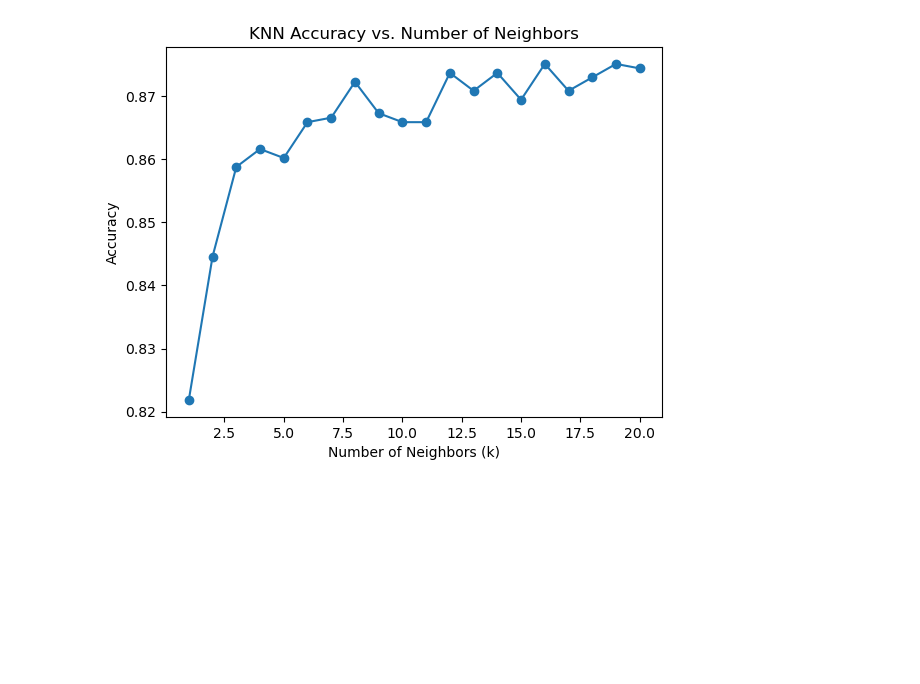
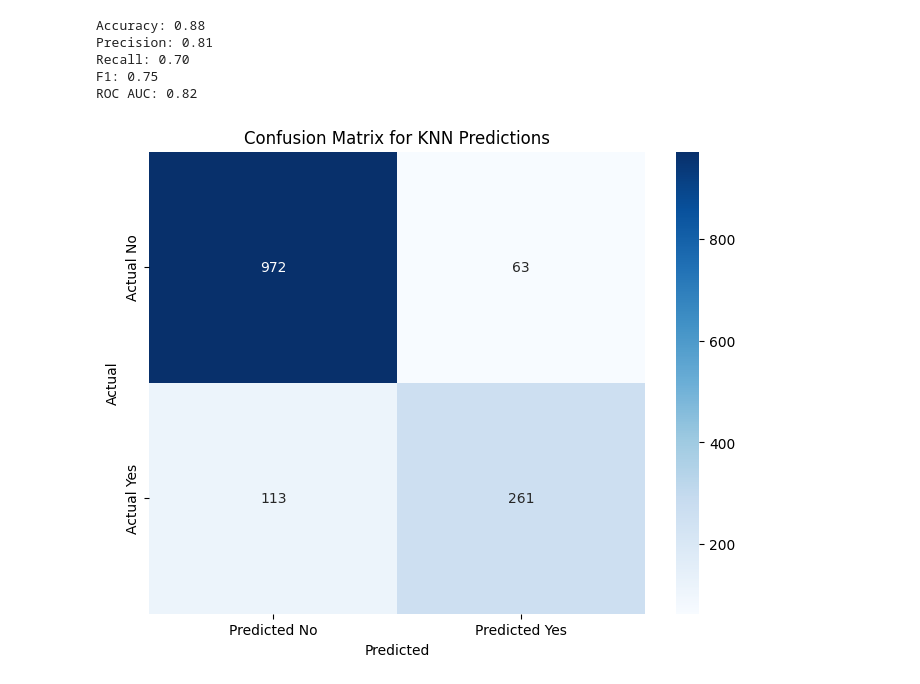
Before and after one commit to eelisee/telco-customer-churn, a Jupyter notebook: 4_analysis/3_KNN.ipynb, the cells around one changed output. Cells and saved outputs as stored; diff of their text form; code cells hidden in the pictures; blank space fills up the shorter version.

```diff
--- a/4_analysis/3_KNN.ipynb
+++ b/4_analysis/3_KNN.ipynb
@@ -31,6 +60,8 @@ X_test_scaled = scaler.transform(X_test)
 # %%
+# 4. Initialize and train the KNN model
 # Set the number of neighbors (k)
-k = 5  # You can adjust this value to find the optimal k
+k = best_k  # You can adjust this value to find the optimal k
+print(k)
 knn = KNeighborsClassifier(n_neighbors=k)
 
 # Train the KNN classifier on the scaled training data
@@ -74,21 +75,18 @@ Confusion Matrix:
-# %%
-import matplotlib.pyplot as plt
-
-k_values = range(1, 21)  # Test k values from 1 to 20
-accuracies = []
-
-# Iterate through k values and evaluate the model
-for k in k_values:
-    knn = KNeighborsClassifier(n_neighbors=k)
-    knn.fit(X_train_scaled, y_train)
-    y_pred = knn.predict(X_test_scaled)
-    accuracies.append(accuracy_score(y_test, y_pred))
-
-# Plot the accuracy for each k value
-plt.plot(k_values, accuracies, marker='o')
-plt.xlabel('Number of Neighbors (k)')
-plt.ylabel('Accuracy')
-plt.title('KNN Accuracy vs. Number of Neighbors')
-plt.show()
-# %% [output]
-[figure, removed]
+# %%
+accuracy = accuracy_score(y_test, y_pred)
+precision = precision_score(y_test, y_pred)
+recall = recall_score(y_test, y_pred)
+f1 = f1_score(y_test, y_pred)
+roc_auc = roc_auc_score(y_test, y_pred)
+
+print(f"Accuracy: {accuracy:.2f}")
+print(f"Precision: {precision:.2f}")
+print(f"Recall: {recall:.2f}")
+print(f"F1: {f1:.2f}")
+print(f"ROC AUC: {roc_auc:.2f}")
+# %% [output]
+Accuracy: 0.88
+Precision: 0.81
+Recall: 0.70
+F1: 0.75
+ROC AUC: 0.82
@@ -94,0 +103,16 @@ plt.show()
+# %%
+from sklearn.metrics import confusion_matrix
+import seaborn as sns
+
+# Compute the confusion matrix
+conf_matrix = confusion_matrix(y_test, y_pred)
+
+# Plot the confusion matrix using a heatmap
+plt.figure(figsize=(8, 6))
+sns.heatmap(conf_matrix, annot=True, fmt='d', cmap='Blues', xticklabels=['Predicted No', 'Predicted Yes'], yticklabels=['Actual No', 'Actual Yes'])
+plt.xlabel('Predicted')
+plt.ylabel('Actual')
+plt.title('Confusion Matrix for KNN Predictions')
+plt.show()
+# %% [output]
+[figure, added]
```
Also changed, not shown: parts of 14 cells of this notebook, 4 other files.
